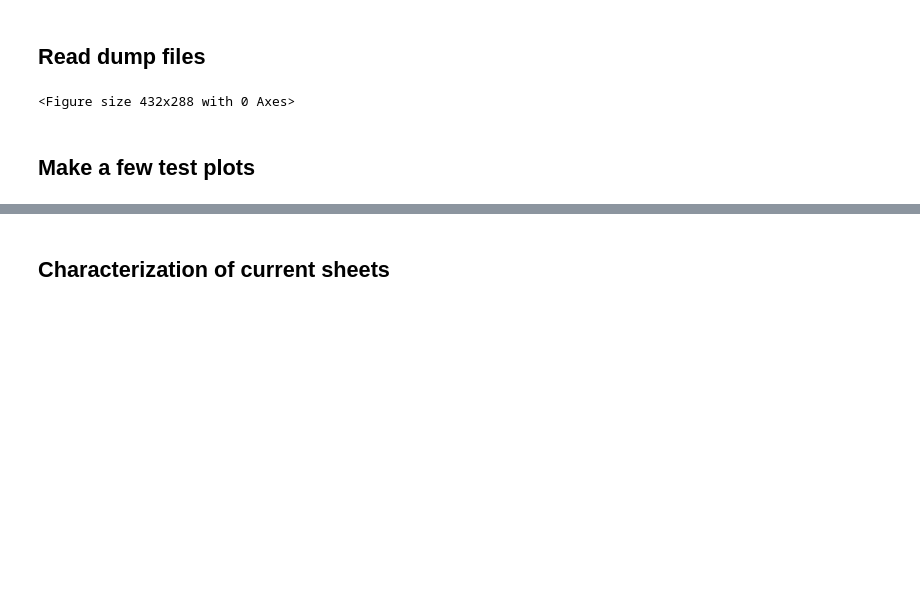
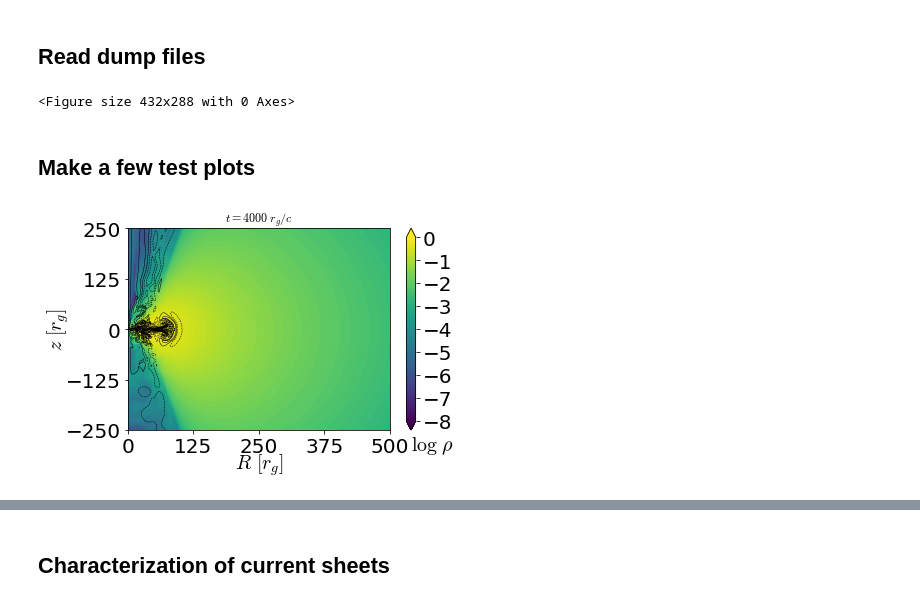
Before and after one commit to outflows/gyst, a Jupyter notebook: characterize.ipynb, the cells around one changed output, grey strips where cells are left out. Drawn from its saved outputs; the diff is of its cells as text; code cells hidden in the pictures; blank space fills up the shorter version.

```diff
--- a/characterize.ipynb
+++ b/characterize.ipynb
@@ -87,2 +138,49 @@ va = np.sqrt(va2)
 # %% [markdown]
 ## Make a few test plots
+# %%
+mirror = 1
+if(mirror):
+    xmax = 500
+    ymax = xmax/2
+    step = xmax/4
+else:
+    xmax = 125
+    ymax = 250
+    step = 25
+
+
+
+
+
+hfont = {'fontname':'Helvetica'}
+aphi=psicalc()
+amax = aphi.max()
+cs, cb = plco(np.log10(rho),levels = np.linspace(-8, 0, 100),isfilled=1,k=0,xy=1,xmax=xmax,ymax=ymax,dobh=1,cb=1,extend="both",pretty=1)
+#cs, cb = plco(bu[3]*B_unit, levels = np.linspace(-0.1, 0.1, 100), isfilled=1, k=0, xy=1, xmax=80, ymax=40, dobh=1, cb=1, extend = "both", pretty=1, cmap = 'RdBu')
+#plt.contour(r2d, z2d, sigma2d, levels=[1], colors=('black'), linestyles=('-.'), linewidths=(2))
+ax = plt.gca()
+ax.set_xlabel(r"$R\ [r_g]$",fontsize=20,labelpad=-5, **hfont)
+ax.set_ylabel(r"$z\ [r_g]$",fontsize=20,labelpad=-5, **hfont)
+cb.ax.set_xlabel(r"$\log\;\rho$",fontsize=20,ha="left")
+cb.set_ticks([-8,-7,-6,-5,-4,-3,-2,-1,0])
+if(mirror):
+    plt.xticks(np.arange(0, xmax+1, step=step), **hfont) #GS
+    plt.yticks(np.arange(-ymax, ymax+1, step=step), **hfont) #GS
+    plt.xlim(0,xmax+1)
+    plt.ylim(-ymax,ymax+1)
+else:
+    plt.xticks(np.arange(0, xmax+1, step=step), **hfont) #GS
+    plt.yticks(np.arange(0, ymax+1, step=step), **hfont) #GS
+    plt.xlim(0,xmax+1)
+    plt.ylim(0,ymax+1)
+circle1 = plt.Circle((0, 0), Rin, color='black') # GS
+fig = plt.gcf() # GS
+ax2 = fig.gca() # GS
+ax2.add_artist(circle1) # GS
+plc(aphi,levels=np.linspace(-amax,amax,10)[1:-1],colors="black",linewidths=0.5,xy=-1)
+plt.title(r"$t=%.4g$"%np.round(t)+r"$\;r_g/c$", **hfont);
+plt.tight_layout() # GS
+plt.draw()
+#plt.savefig("rho000_2ds9.png", dpi = 300)
+# %% [output]
+[figure, added]
```
Also changed, not shown: parts of 51 cells of this notebook, 4 other files.
